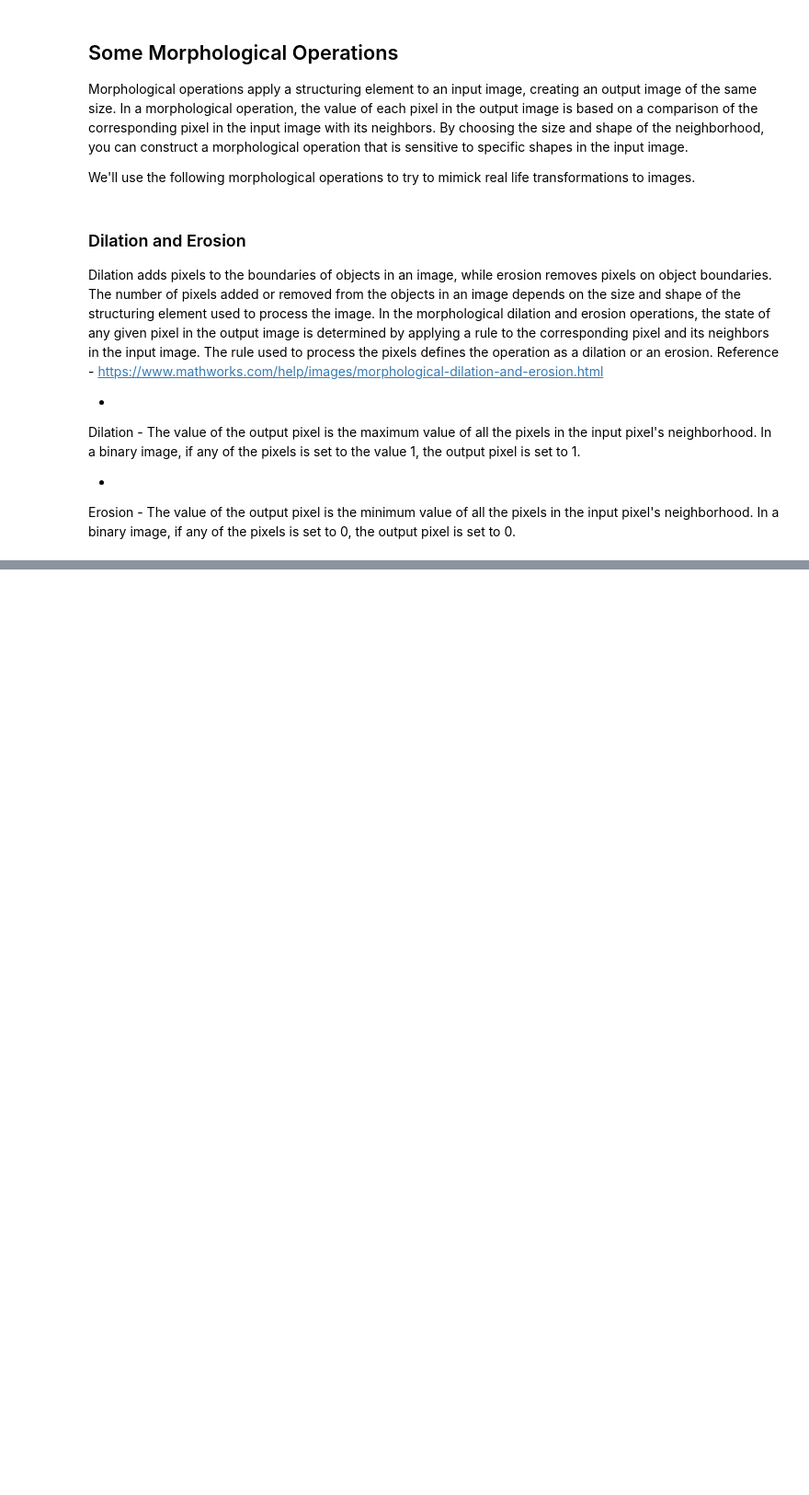
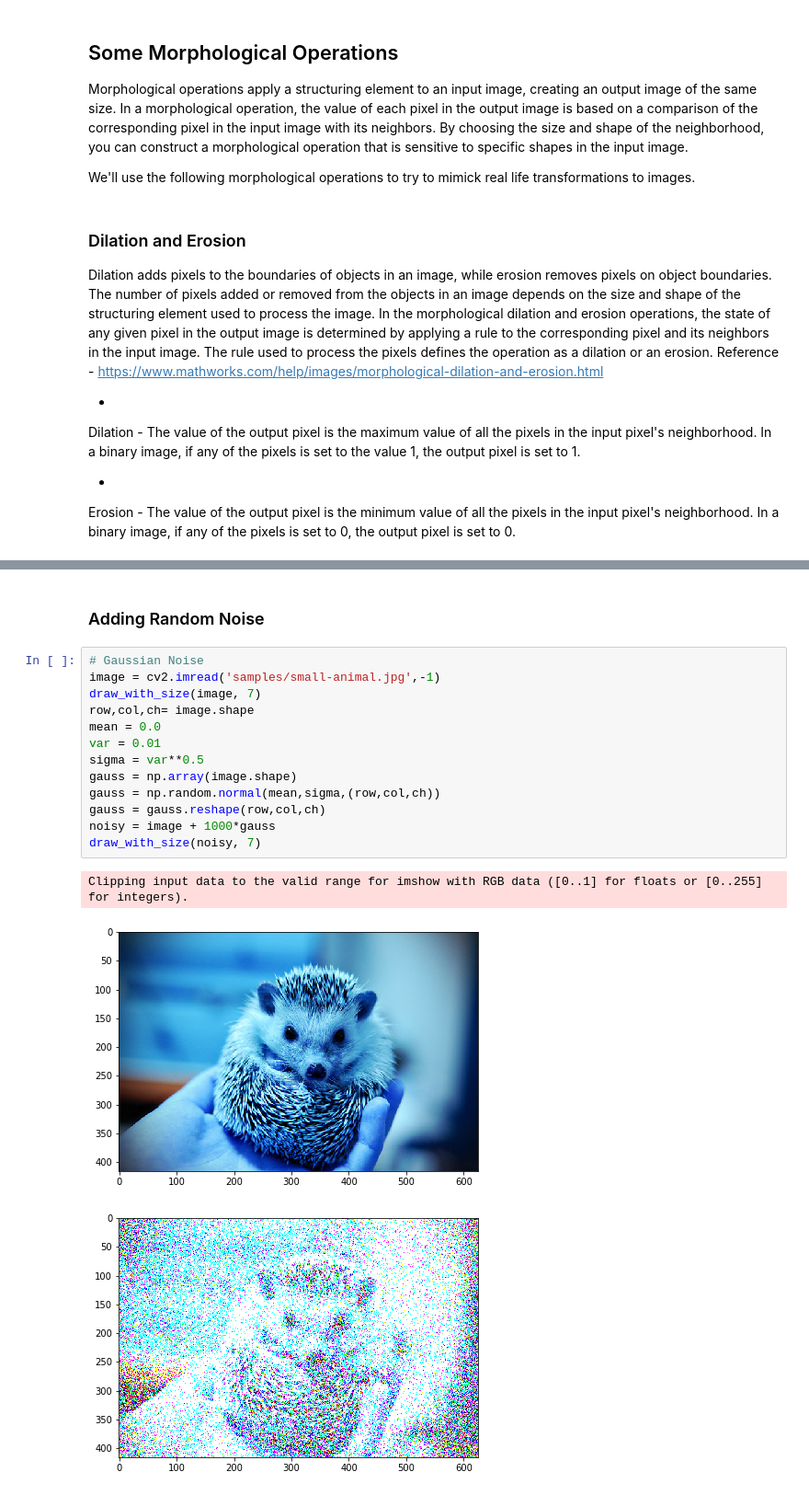
Before and after one commit to POkoroafor/matrixbubbling, a Jupyter notebook: jupyternotebook.ipynb, the cells around one changed output, grey strips where cells are left out. Shown at 92% size. Cells and saved outputs as stored; diff of their text form; blank space fills up the shorter version.

```diff
--- a/jupyternotebook.ipynb
+++ b/jupyternotebook.ipynb
@@ -70,0 +73,19 @@ SyntaxError: unexpected EOF while parsing (<ipython-input-2-9f22a7a8343e>, line
+# %% [markdown]
+### Adding Random Noise
+# %%
+# Gaussian Noise
+image = cv2.imread('samples/small-animal.jpg',-1)
+draw_with_size(image, 7)
+row,col,ch= image.shape
+mean = 0.0
+var = 0.01
+sigma = var**0.5
+gauss = np.array(image.shape)
+gauss = np.random.normal(mean,sigma,(row,col,ch))
+gauss = gauss.reshape(row,col,ch)
+noisy = image + 1000*gauss
+draw_with_size(noisy, 7)
+# %% [output]
+Clipping input data to the valid range for imshow with RGB data ([0..1] for floats or [0..255] for integers).
+[figure, added]
+[figure, added]
```
Also changed, not shown: parts of 6 cells of this notebook, 4 other files.
